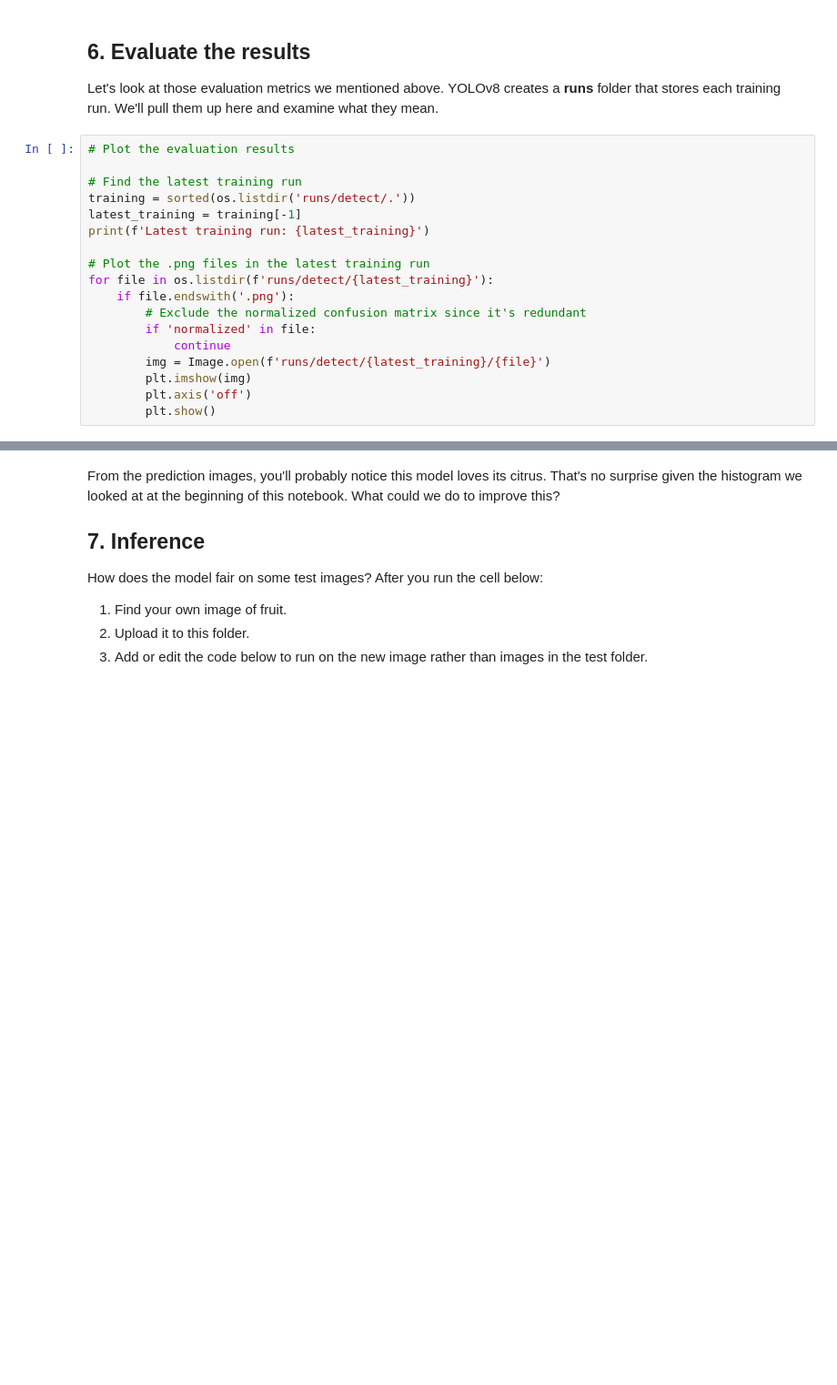
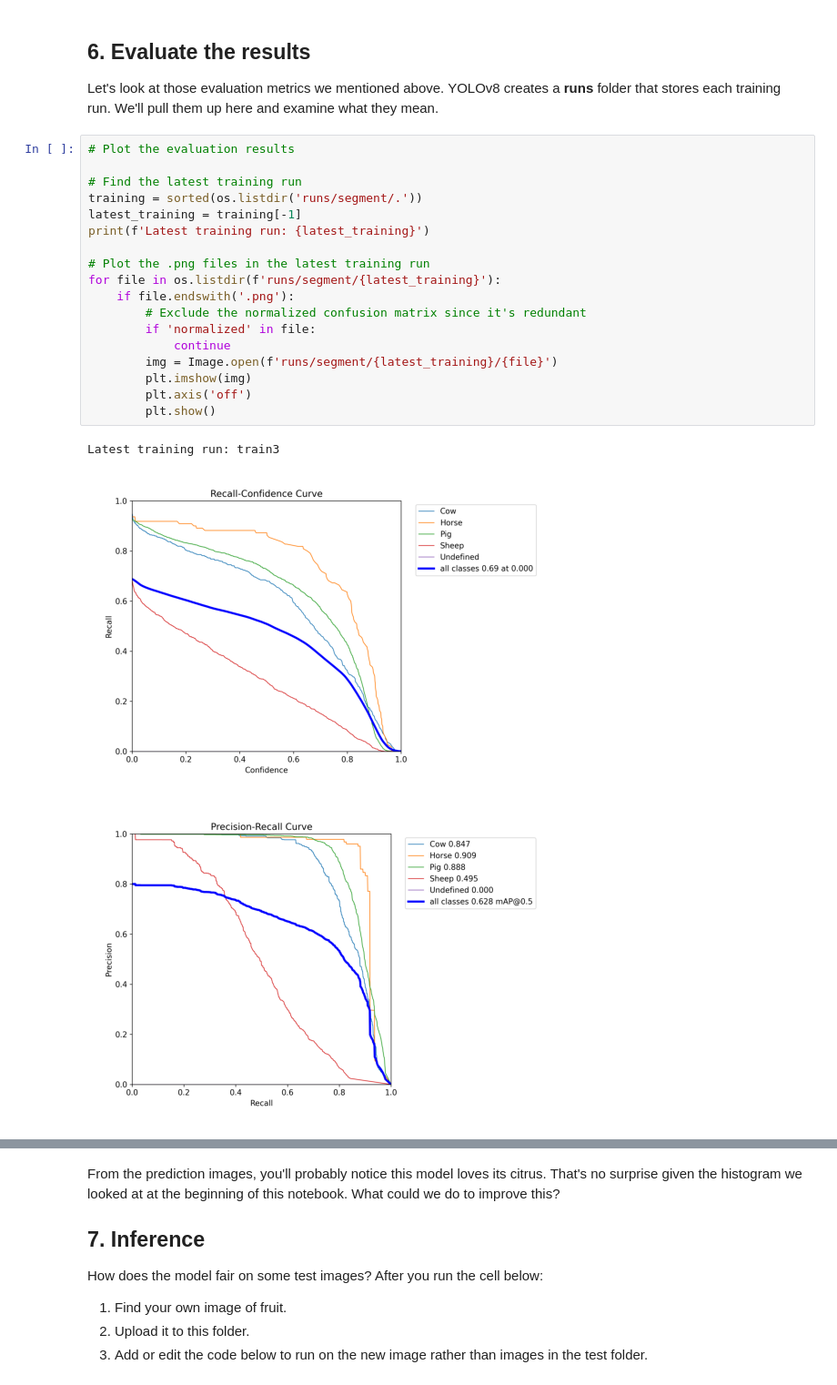
Before and after one commit to PracticumAI/computer_vision, a Jupyter notebook: 03_spot_the_cows.ipynb, the cells around one changed output, grey strips where cells are left out. Shown at 91% size. Saved outputs shown, nothing was run; the diff lists cells and outputs as text; blank space fills up the shorter version.

```diff
--- a/03_spot_the_cows.ipynb
+++ b/03_spot_the_cows.ipynb
@@ -348,18 +403,22 @@ Let's look at those evaluation metrics we mentioned above. YOLOv8 creates a **ru
 # %%
 # Plot the evaluation results
 
 # Find the latest training run
-training = sorted(os.listdir('runs/detect/.'))
+training = sorted(os.listdir('runs/segment/.'))
 latest_training = training[-1]
 print(f'Latest training run: {latest_training}')
 
 # Plot the .png files in the latest training run
-for file in os.listdir(f'runs/detect/{latest_training}'):
+for file in os.listdir(f'runs/segment/{latest_training}'):
     if file.endswith('.png'):
         # Exclude the normalized confusion matrix since it's redundant
         if 'normalized' in file:
             continue
-        img = Image.open(f'runs/detect/{latest_training}/{file}')
+        img = Image.open(f'runs/segment/{latest_training}/{file}')
         plt.imshow(img)
         plt.axis('off')
         plt.show()
+# %% [output]
+Latest training run: train3
+[figure, added]
+[figure, added]
```
Also changed, not shown: parts of 8 cells of this notebook, 2 other files.
